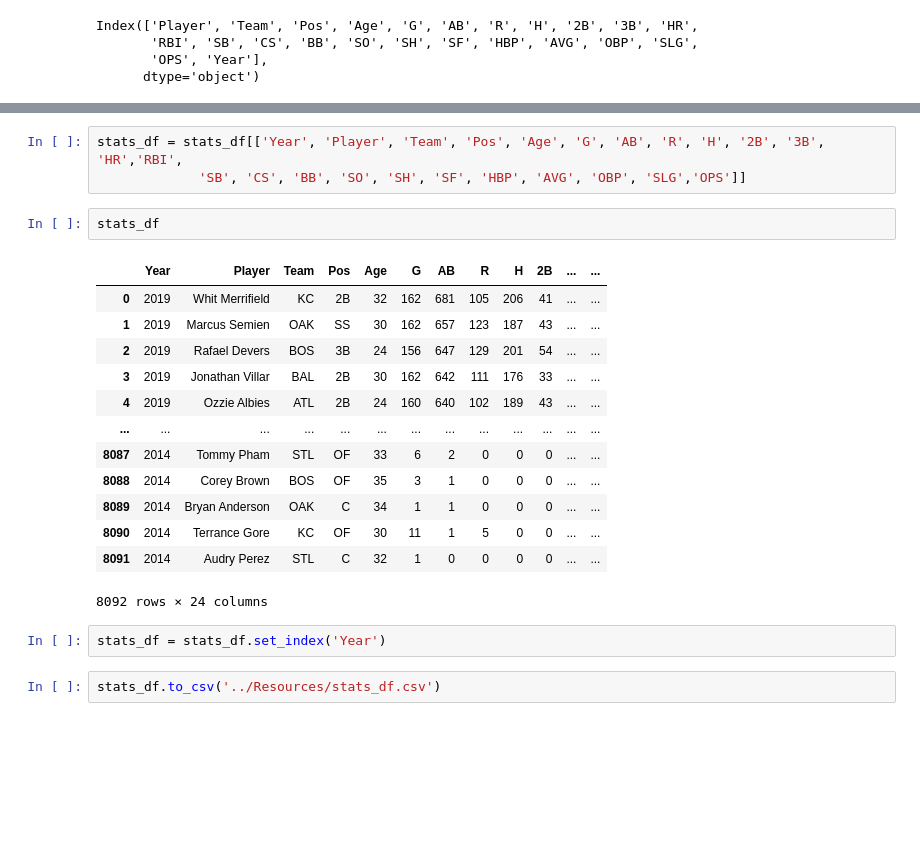
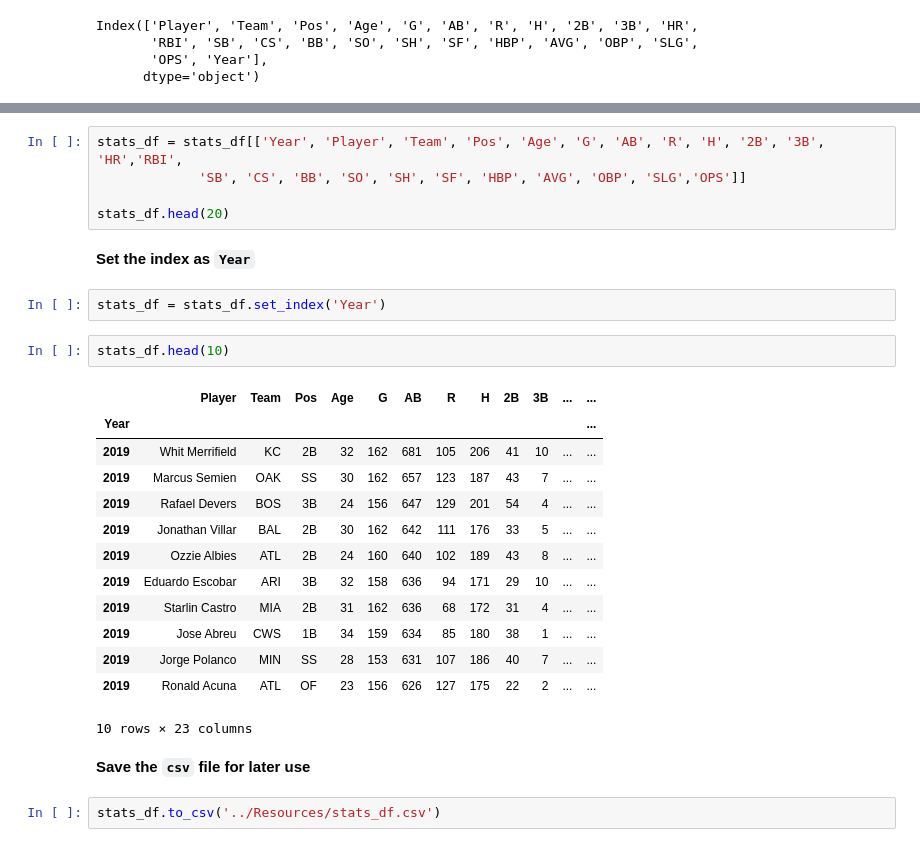
Before and after one commit to andyliang245/Project_3, a Jupyter notebook: Somya/combined_stats.ipynb, the cells around one changed output, grey strips where cells are left out. Saved outputs shown, nothing was run; the diff lists cells and outputs as text; blank space fills up the shorter version.

```diff
--- a/Somya/combined_stats.ipynb
+++ b/Somya/combined_stats.ipynb
@@ -55,23 +71,29 @@ Index(['Player', 'Team', 'Pos', 'Age', 'G', 'AB', 'R', 'H', '2B', '3B', 'HR',
 # %%
 stats_df = stats_df[['Year', 'Player', 'Team', 'Pos', 'Age', 'G', 'AB', 'R', 'H', '2B', '3B', 'HR','RBI',
              'SB', 'CS', 'BB', 'SO', 'SH', 'SF', 'HBP', 'AVG', 'OBP', 'SLG','OPS']]
+
+stats_df.head(20)
-# %%
-stats_df
-# %% [output]
-|  | Year | Player | Team | Pos | Age | G | AB | R | H | 2B | ... | ... |
-| 0 | 2019 | Whit Merrifield | KC | 2B | 32 | 162 | 681 | 105 | 206 | 41 | ... | ... |
-| 1 | 2019 | Marcus Semien | OAK | SS | 30 | 162 | 657 | 123 | 187 | 43 | ... | ... |
-| 2 | 2019 | Rafael Devers | BOS | 3B | 24 | 156 | 647 | 129 | 201 | 54 | ... | ... |
-| 3 | 2019 | Jonathan Villar | BAL | 2B | 30 | 162 | 642 | 111 | 176 | 33 | ... | ... |
-| 4 | 2019 | Ozzie Albies | ATL | 2B | 24 | 160 | 640 | 102 | 189 | 43 | ... | ... |
-| ... | ... | ... | ... | ... | ... | ... | ... | ... | ... | ... | ... | ... |
-| 8087 | 2014 | Tommy Pham | STL | OF | 33 | 6 | 2 | 0 | 0 | 0 | ... | ... |
-| 8088 | 2014 | Corey Brown | BOS | OF | 35 | 3 | 1 | 0 | 0 | 0 | ... | ... |
-| 8089 | 2014 | Bryan Anderson | OAK | C | 34 | 1 | 1 | 0 | 0 | 0 | ... | ... |
-| 8090 | 2014 | Terrance Gore | KC | OF | 30 | 11 | 1 | 5 | 0 | 0 | ... | ... |
-| 8091 | 2014 | Audry Perez | STL | C | 32 | 1 | 0 | 0 | 0 | 0 | ... | ... |
-8092 rows × 24 columns
+# %% [markdown]
+**Set the index as `Year`**
 # %%
 stats_df = stats_df.set_index('Year')
+# %%
+stats_df.head(10)
+# %% [output]
+|  | Player | Team | Pos | Age | G | AB | R | H | 2B | 3B | ... | ... |
+| Year |  |  |  |  |  |  |  |  |  |  |  | ... |
+| 2019 | Whit Merrifield | KC | 2B | 32 | 162 | 681 | 105 | 206 | 41 | 10 | ... | ... |
+| 2019 | Marcus Semien | OAK | SS | 30 | 162 | 657 | 123 | 187 | 43 | 7 | ... | ... |
+| 2019 | Rafael Devers | BOS | 3B | 24 | 156 | 647 | 129 | 201 | 54 | 4 | ... | ... |
+| 2019 | Jonathan Villar | BAL | 2B | 30 | 162 | 642 | 111 | 176 | 33 | 5 | ... | ... |
+| 2019 | Ozzie Albies | ATL | 2B | 24 | 160 | 640 | 102 | 189 | 43 | 8 | ... | ... |
+| 2019 | Eduardo Escobar | ARI | 3B | 32 | 158 | 636 | 94 | 171 | 29 | 10 | ... | ... |
+| 2019 | Starlin Castro | MIA | 2B | 31 | 162 | 636 | 68 | 172 | 31 | 4 | ... | ... |
+| 2019 | Jose Abreu | CWS | 1B | 34 | 159 | 634 | 85 | 180 | 38 | 1 | ... | ... |
+| 2019 | Jorge Polanco | MIN | SS | 28 | 153 | 631 | 107 | 186 | 40 | 7 | ... | ... |
+| 2019 | Ronald Acuna | ATL | OF | 23 | 156 | 626 | 127 | 175 | 22 | 2 | ... | ... |
+10 rows × 23 columns
+# %% [markdown]
+**Save the `csv` file for later use**
 # %%
 stats_df.to_csv('../Resources/stats_df.csv')
```
Also changed, not shown: parts of 7 cells of this notebook, 3 other files.
